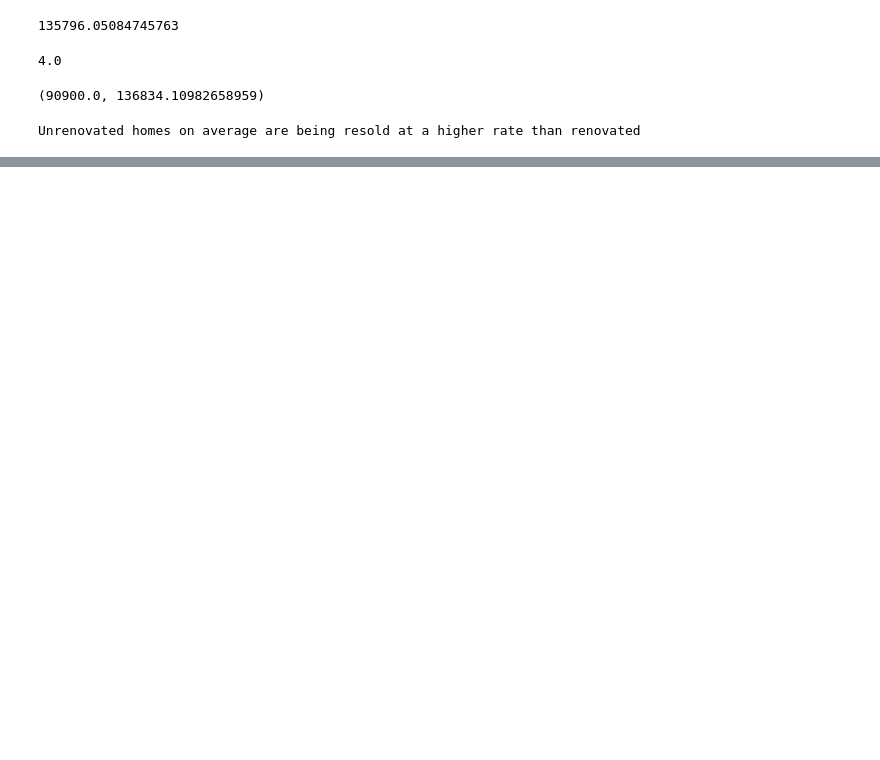
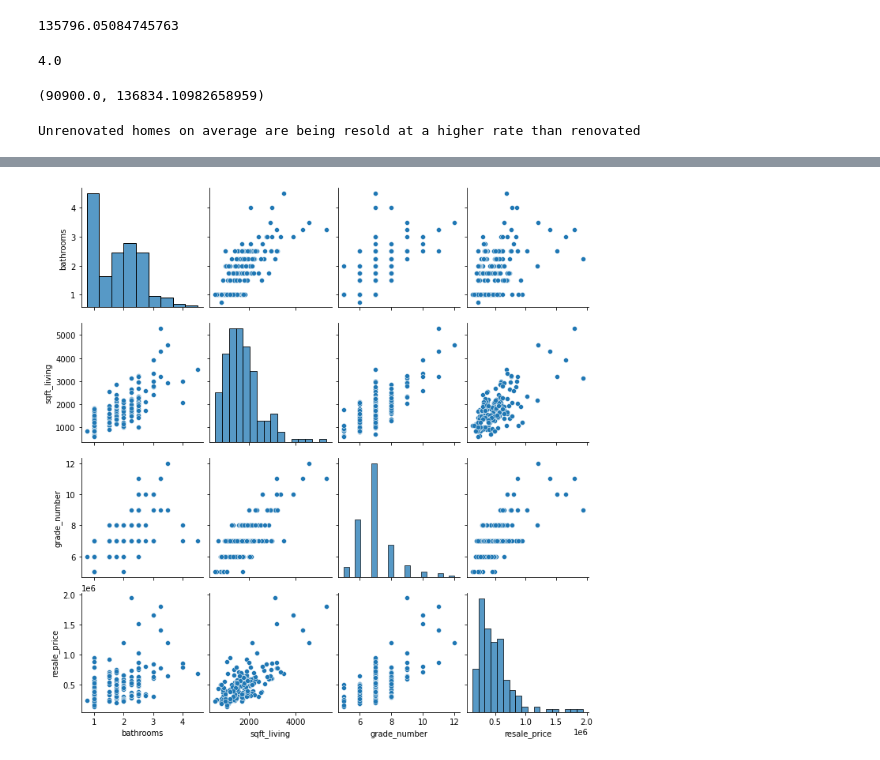
Before and after one commit to hanis-z/King-County-Millenial-homeowner-program, a Jupyter notebook: individualNotebooks/Kyle notebook.ipynb, the cells around one changed output, grey strips where cells are left out. Saved outputs shown, nothing was run; the diff lists cells and outputs as text; code cells hidden in the pictures; blank space fills up the shorter version.

```diff
--- a/individualNotebooks/Kyle notebook.ipynb
+++ b/individualNotebooks/Kyle notebook.ipynb
@@ -375,0 +364,4 @@ Unrenovated homes on average are being resold at a higher rate than renovated
+# %%
+sns.pairplot(test_duplicate_corr);
+# %% [output]
+[figure, added]
```
Also changed, not shown: parts of 6 cells of this notebook.
